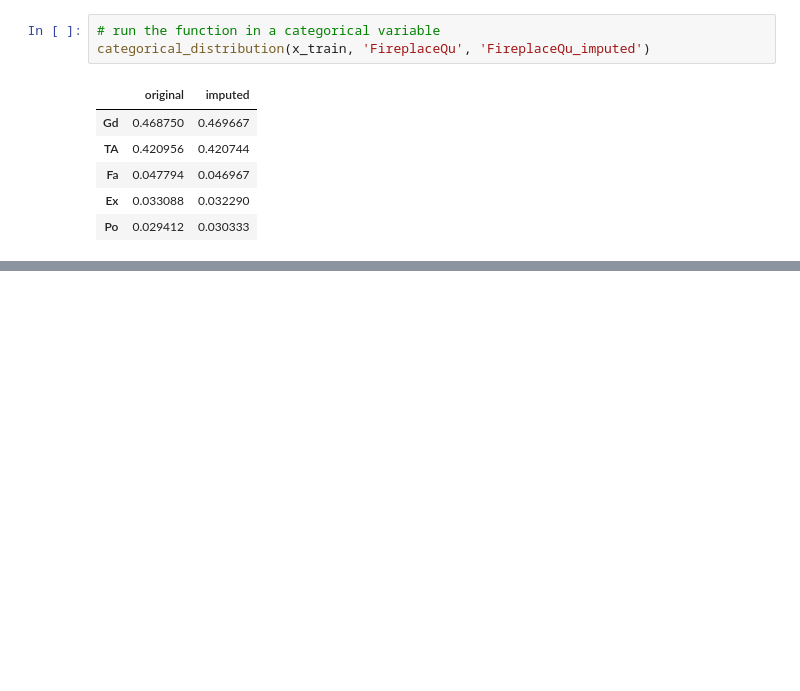
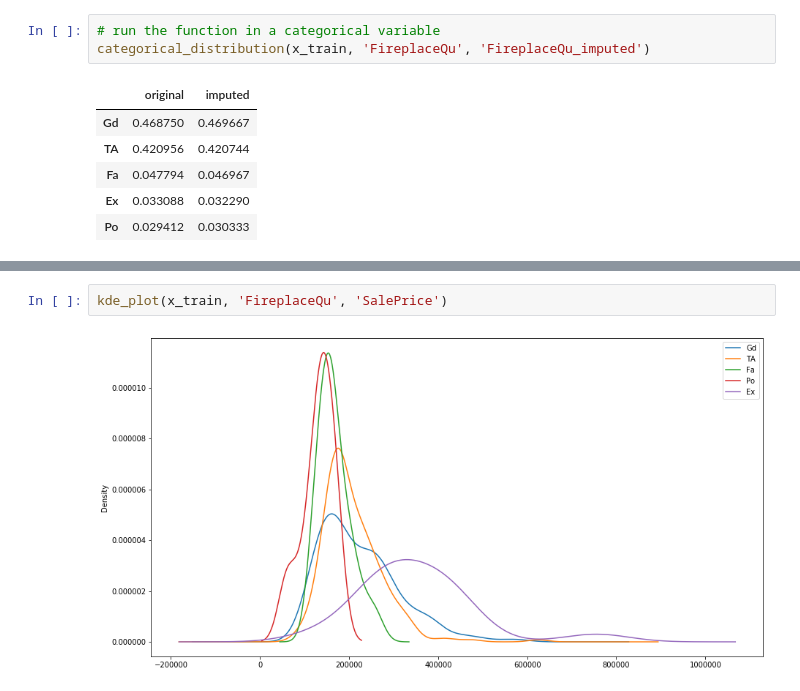
Before and after one commit to KarthikKothareddy/FeatureEngineering, a Jupyter notebook: Missing_Data_Imputation_2.ipynb, the cells around one changed output, grey strips where cells are left out. Drawn from its saved outputs; the diff is of its cells as text; blank space fills up the shorter version.

```diff
--- a/Missing_Data_Imputation_2.ipynb
+++ b/Missing_Data_Imputation_2.ipynb
@@ -777,0 +786,4 @@ def kde_plot(df, feature, target):
+# %%
+kde_plot(x_train, 'FireplaceQu', 'SalePrice')
+# %% [output]
+[figure, added]
```
Also changed, not shown: parts of 4 cells of this notebook.
